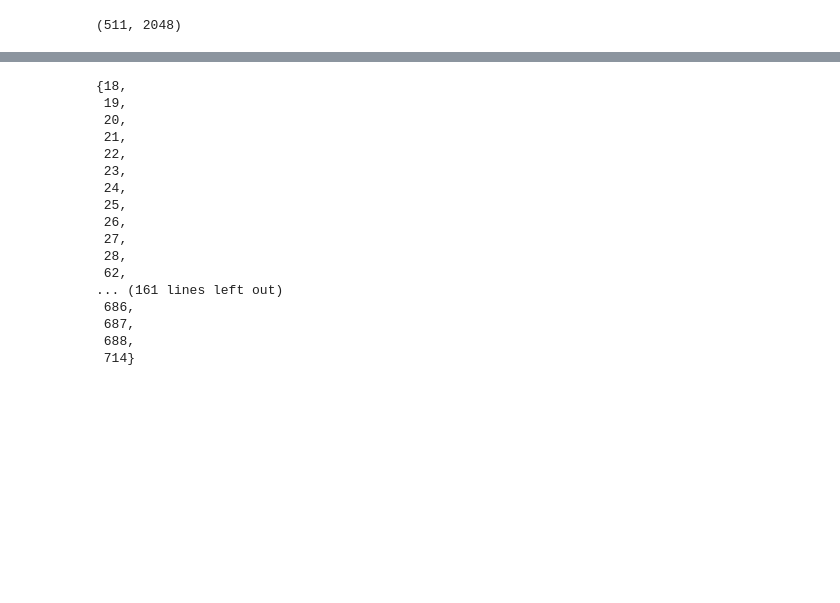
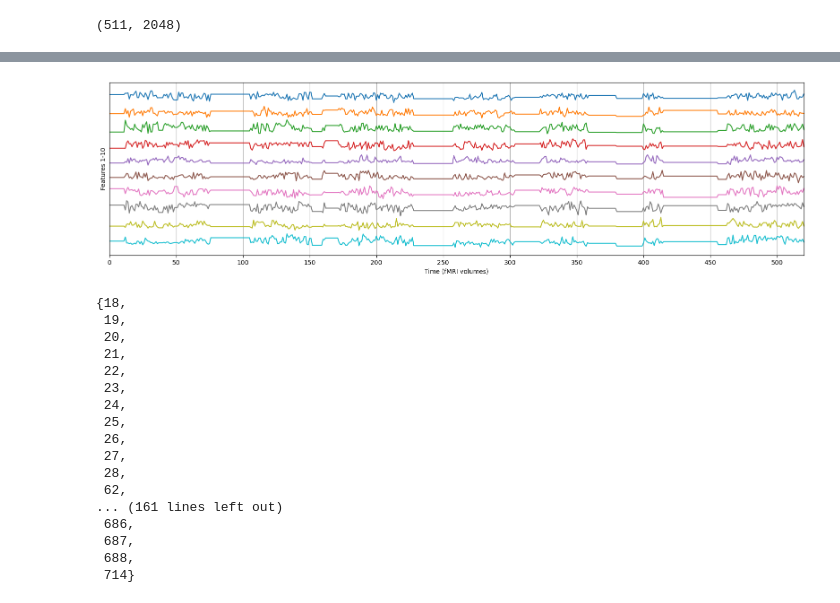
Before and after one commit to largehappygroup/fmri_model, a Jupyter notebook: analysis/fir/visualization.ipynb, the cells around one changed output, grey strips where cells are left out. Cells and saved outputs as stored; diff of their text form; code cells hidden in the pictures; blank space fills up the shorter version.

```diff
--- a/analysis/fir/visualization.ipynb
+++ b/analysis/fir/visualization.ipynb
@@ -75,3 +94,19 @@ ax.grid()
+# %%
+f = figure(figsize=(20, 5))
+ax = f.add_subplot(1,1,1)
+
+for ii in range(10):
+    # Plot each feature, offset by 5 vertically so they are easier to see
+    ax.plot(Rstim[:,ii] - 5 * ii)
+
+ax.set_xlim(0, 520)
+ax.set_yticks([])
+ax.set_xticks(range(0, 520, 50))
+ax.set_xlabel("Time (fMRI volumes)")
+ax.set_ylabel("Features 1-10")
+ax.grid()
+# %% [output]
+[figure, added]
 # %%
 repeated_keystroke_volumes
 # %% [output]
```
Also changed, not shown: parts of 5 cells of this notebook, 55 other files.
